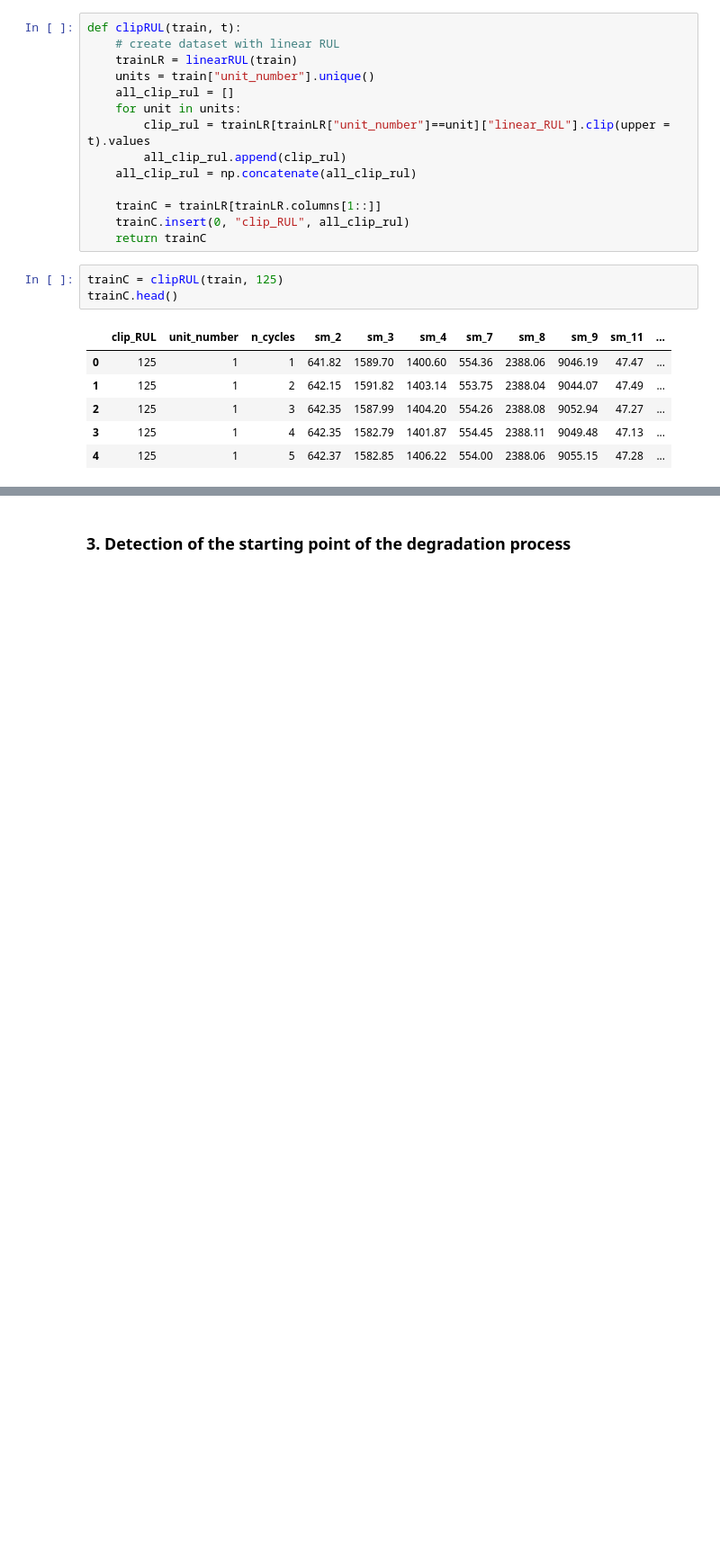
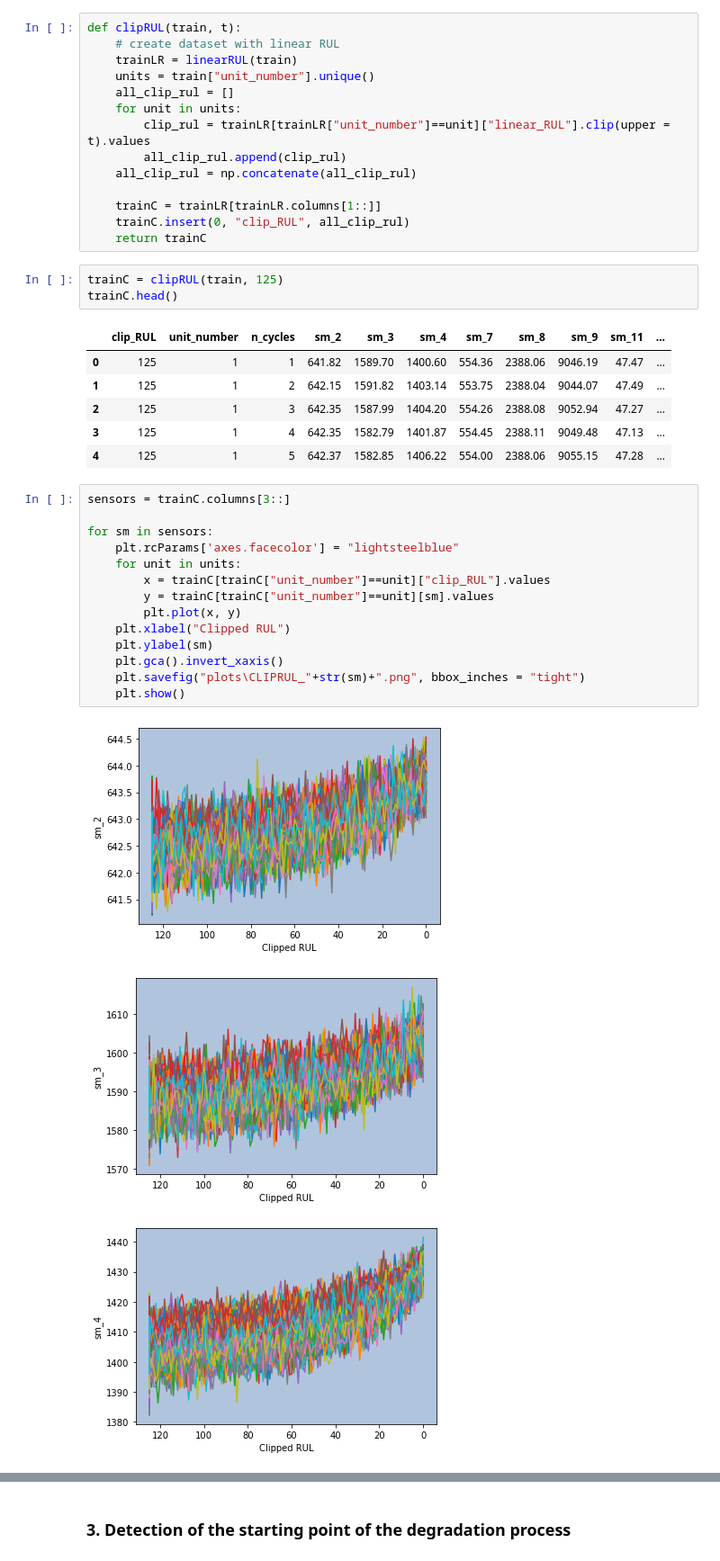
Before and after one commit to FranciscaAlliende/TurbofanEngineRUL, a Jupyter notebook: FD001_RULdefinition.ipynb, the cells around one changed output, grey strips where cells are left out. Shown at 90% size. Saved outputs shown, nothing was run; the diff lists cells and outputs as text; blank space fills up the shorter version.

```diff
--- a/FD001_RULdefinition.ipynb
+++ b/FD001_RULdefinition.ipynb
@@ -128,3 +166,21 @@ trainC.head()
 | 2 | 125 | 1 | 3 | 642.35 | 1587.99 | 1404.20 | 554.26 | 2388.08 | 9052.94 | 47.27 | ... |
 | 3 | 125 | 1 | 4 | 642.35 | 1582.79 | 1401.87 | 554.45 | 2388.11 | 9049.48 | 47.13 | ... |
 | 4 | 125 | 1 | 5 | 642.37 | 1582.85 | 1406.22 | 554.00 | 2388.06 | 9055.15 | 47.28 | ... |
+# %%
+sensors = trainC.columns[3::]
+
+for sm in sensors:
+    plt.rcParams['axes.facecolor'] = "lightsteelblue"
+    for unit in units:
+        x = trainC[trainC["unit_number"]==unit]["clip_RUL"].values
+        y = trainC[trainC["unit_number"]==unit][sm].values
+        plt.plot(x, y)
+    plt.xlabel("Clipped RUL")
+    plt.ylabel(sm)
+    plt.gca().invert_xaxis()
+    plt.savefig("plots\CLIPRUL_"+str(sm)+".png", bbox_inches = "tight")
+    plt.show()
+# %% [output]
+[figure, added]
+[figure, added]
+[figure, added]
```
Also changed, not shown: parts of 7 cells of this notebook, 3 other files.
